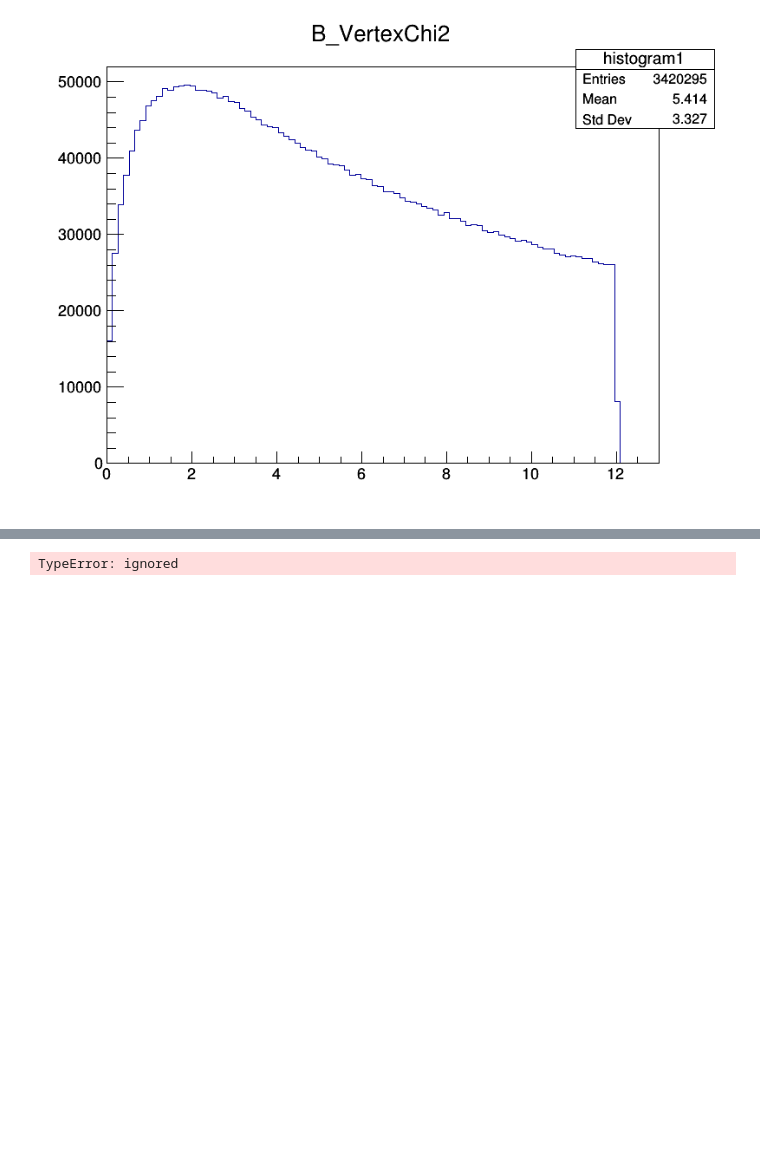
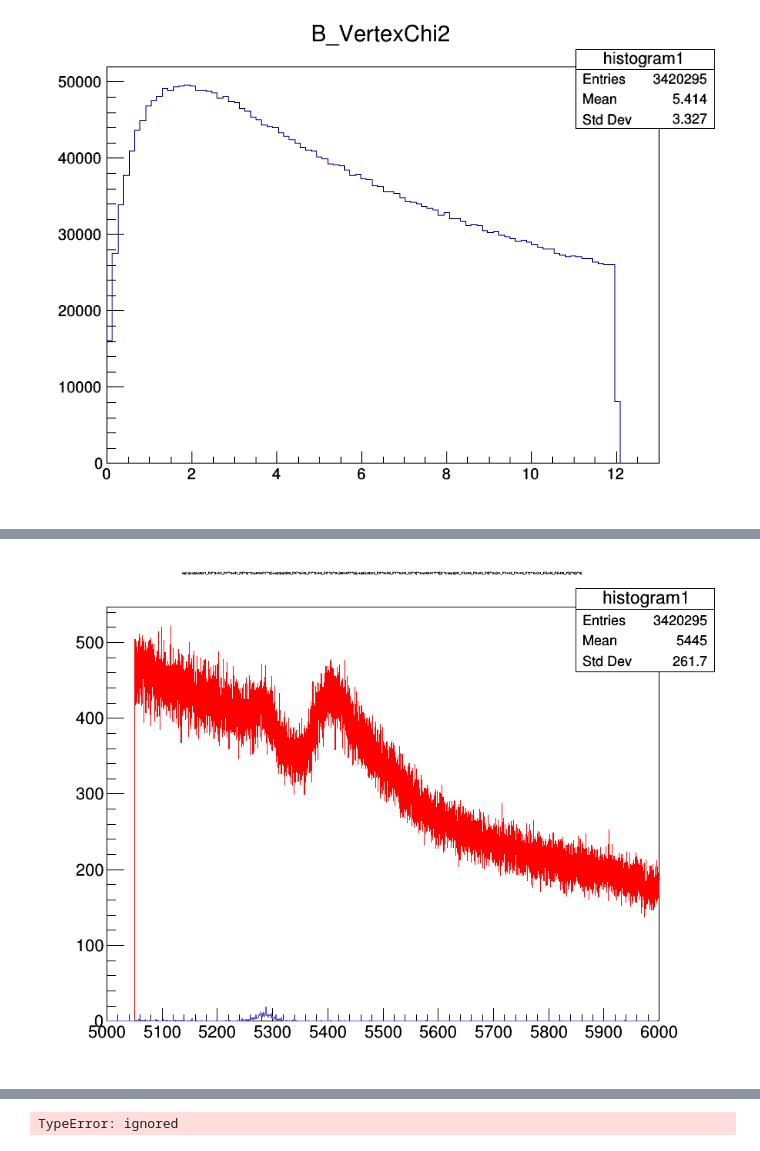
Before and after one commit to 1kruidenp/PRA3024, a Jupyter notebook: Week4_Part_1.ipynb, the cells around one changed output, grey strips where cells are left out. Cells and saved outputs as stored; diff of their text form; code cells hidden in the pictures; blank space fills up the shorter version.

```diff
--- a/Week4_Part_1.ipynb
+++ b/Week4_Part_1.ipynb
@@ -475,0 +414,17 @@ Warning in <TCanvas::Constructor>: Deleting canvas with same name: MASS
+# %%
+#Here we compare the two plots, note that the original is much higher as there are more entries.
+
+m = ROOT.TCanvas("MASS","The Canvas Title",900,700)
+#This string (below) is the total momentum of the H1 particle
+CutTree.Draw(mass_B+">>histogram2(1000,5000,6000)")
+#This string (below) is the total momentum of the H1 particle
+tree.Draw(mass_B+">>histogram1(10000,5000,6000)")
+histogram1 = ROOT.gDirectory.Get("histogram1")
+histogram2 = ROOT.gDirectory.Get("histogram2")
+histogram1.SetLineColor(2) #red
+histogram2.SetLineColor(9)
+histogram1.Draw
+histogram2.Draw("same")
+#Show me the canvas
+m.Draw()
+# %% [output]
@@ -476,3 +432,4 @@ Warning in <TCanvas::Constructor>: Deleting canvas with same name: MASS
+[figure, added]
 # %% [markdown]
 #How do we count the number of events?
 
```
Also changed, not shown: parts of 34 cells of this notebook.
